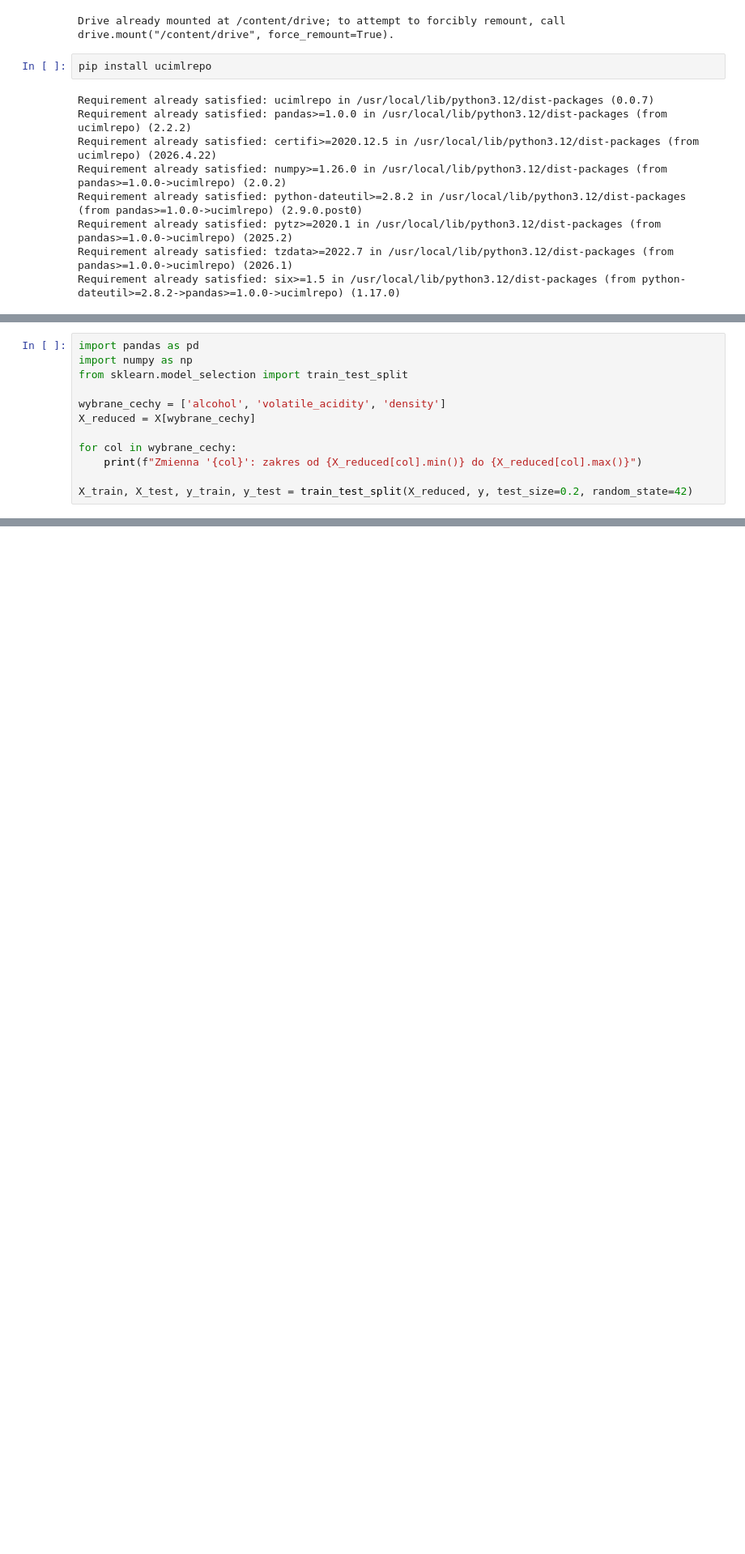
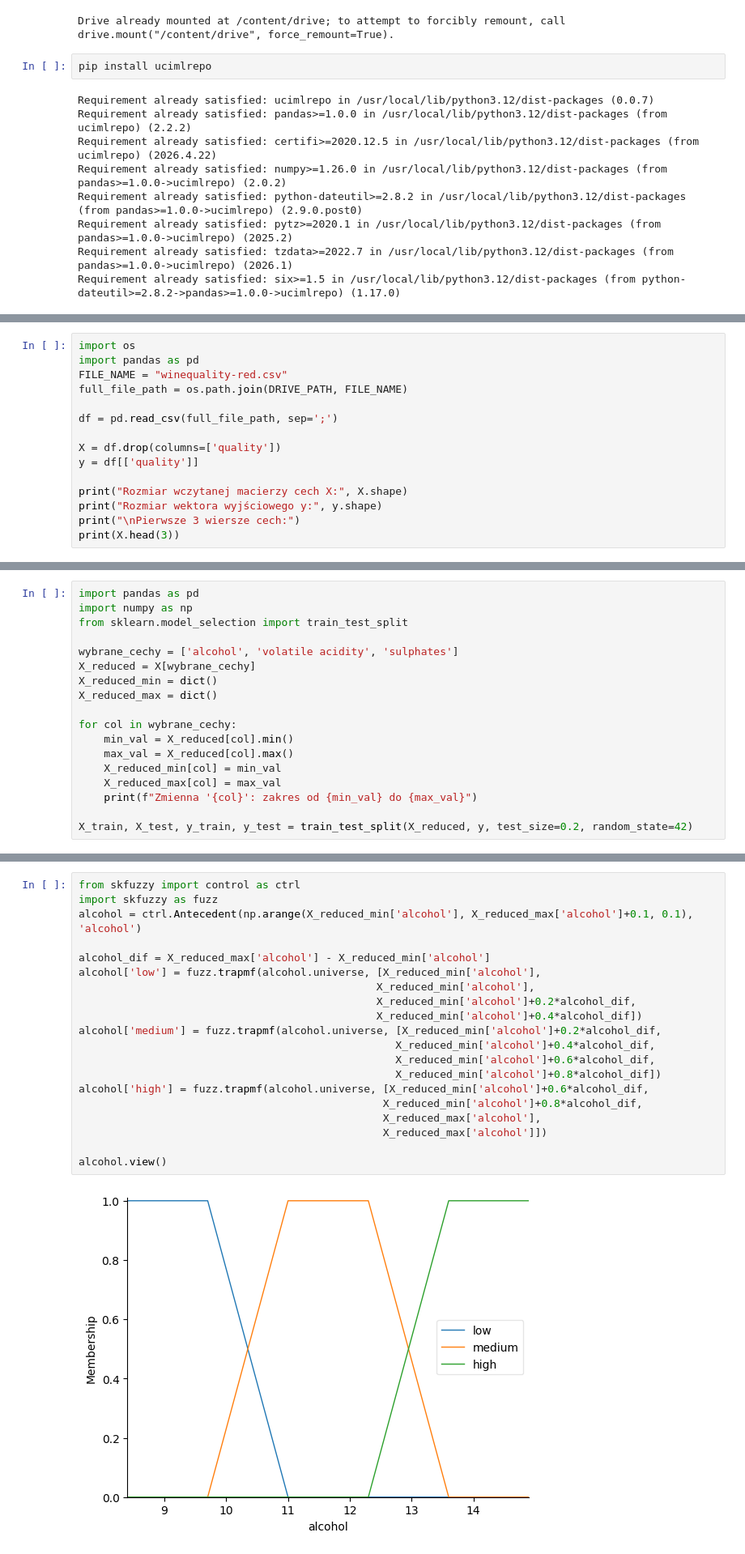
Before and after one commit to lisciu24/MIO-fuzzy-logic, a Jupyter notebook: MIO_project.ipynb, the cells around one changed output, grey strips where cells are left out. Shown at 81% size. Cells and saved outputs as stored; diff of their text form; blank space fills up the shorter version.

```diff
--- a/MIO_project.ipynb
+++ b/MIO_project.ipynb
@@ -47,0 +20,15 @@ print(wine_quality.variables)
+# %%
+import os
+import pandas as pd
+FILE_NAME = "winequality-red.csv"
+full_file_path = os.path.join(DRIVE_PATH, FILE_NAME)
+
+df = pd.read_csv(full_file_path, sep=';')
+
+X = df.drop(columns=['quality'])
+y = df[['quality']]
+
+print("Rozmiar wczytanej macierzy cech X:", X.shape)
+print("Rozmiar wektora wyjściowego y:", y.shape)
+print("\nPierwsze 3 wiersze cech:")
+print(X.head(3))
@@ -102,11 +104,17 @@ import pandas as pd
 import numpy as np
 from sklearn.model_selection import train_test_split
 
-wybrane_cechy = ['alcohol', 'volatile_acidity', 'density']
+wybrane_cechy = ['alcohol', 'volatile acidity', 'sulphates']
 X_reduced = X[wybrane_cechy]
+X_reduced_min = dict()
+X_reduced_max = dict()
 
 for col in wybrane_cechy:
-    print(f"Zmienna '{col}': zakres od {X_reduced[col].min()} do {X_reduced[col].max()}")
+    min_val = X_reduced[col].min()
+    max_val = X_reduced[col].max()
+    X_reduced_min[col] = min_val
+    X_reduced_max[col] = max_val
+    print(f"Zmienna '{col}': zakres od {min_val} do {max_val}")
 
 X_train, X_test, y_train, y_test = train_test_split(X_reduced, y, test_size=0.2, random_state=42)
 # %% [output]
@@ -129,0 +138,22 @@ Wymiary zbioru testowego: (3249, 3)
+# %%
+from skfuzzy import control as ctrl
+import skfuzzy as fuzz
+alcohol = ctrl.Antecedent(np.arange(X_reduced_min['alcohol'], X_reduced_max['alcohol']+0.1, 0.1), 'alcohol')
+
+alcohol_dif = X_reduced_max['alcohol'] - X_reduced_min['alcohol']
+alcohol['low'] = fuzz.trapmf(alcohol.universe, [X_reduced_min['alcohol'],
+                                               X_reduced_min['alcohol'],
+                                               X_reduced_min['alcohol']+0.2*alcohol_dif,
+                                               X_reduced_min['alcohol']+0.4*alcohol_dif])
+alcohol['medium'] = fuzz.trapmf(alcohol.universe, [X_reduced_min['alcohol']+0.2*alcohol_dif,
+                                                  X_reduced_min['alcohol']+0.4*alcohol_dif,
+                                                  X_reduced_min['alcohol']+0.6*alcohol_dif,
+                                                  X_reduced_min['alcohol']+0.8*alcohol_dif])
+alcohol['high'] = fuzz.trapmf(alcohol.universe, [X_reduced_min['alcohol']+0.6*alcohol_dif,
+                                                X_reduced_min['alcohol']+0.8*alcohol_dif,
+                                                X_reduced_max['alcohol'],
+                                                X_reduced_max['alcohol']])
+
+alcohol.view()
+# %% [output]
+[figure, added]
```
Also changed, not shown: parts of 14 cells of this notebook.
